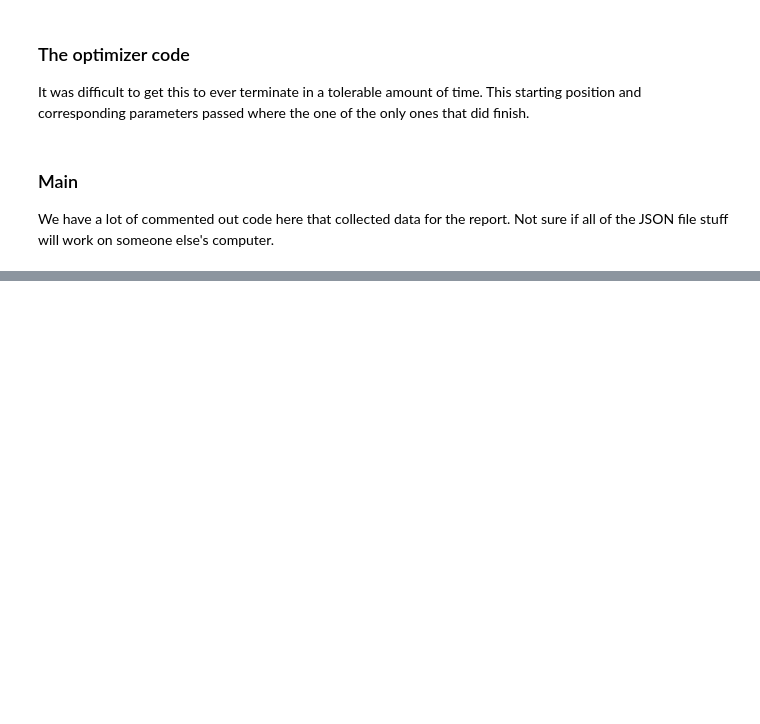
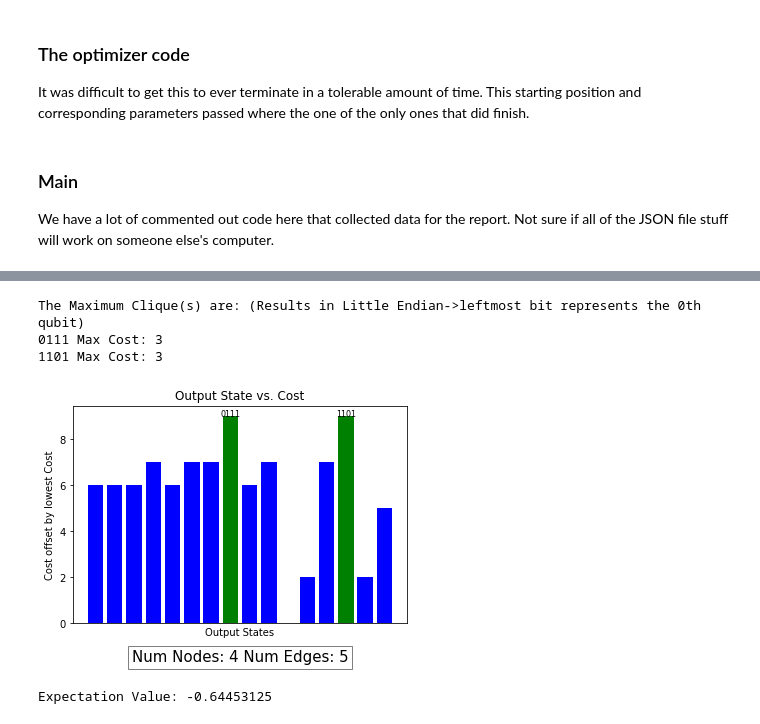
Before and after one commit to bernovie/QAOA-MaxClique, a Jupyter notebook: Solving Maximum Clique with QAOA.ipynb, the cells around one changed output, grey strips where cells are left out. Saved outputs shown, nothing was run; the diff lists cells and outputs as text; code cells hidden in the pictures; blank space fills up the shorter version.

```diff
--- a/Solving Maximum Clique with QAOA.ipynb
+++ b/Solving Maximum Clique with QAOA.ipynb
@@ -201,10 +290,13 @@ def main():
     for e in edges:
         myGraph.addEdge(e)
 
+    # Randomly Generated 5 Node graph
+    graph2 = Graph(5)
+
     BestGamma = 4.6015625
     BestBeta = 0.18702062766020688
     ### Run the algorithm
-    expect = applyQAOA(BestGamma, Besteta, myGraph)
+    expect = applyQAOA(BestGamma, BestBeta, myGraph, graphOutput=True)
     print("Expectation Value:", expect)
 
     ### OPTIMIZE
@@ -239,11 +331,11 @@ def main():
     #    y.append(e)
     #   std.append(s)
 
-    with open("varyingGamma.txt", 'w') as f:
+    """with open("varyingGamma.txt", 'w') as f:
         json.dump(y, f)
 
     with open("gammaSTD.txt", 'w') as f:
-        json.dump(std, f)
+        json.dump(std, f)"""
     """
     y = []
     std = []
@@ -270,13 +362,13 @@ def main():
     with open("gammaSTD.txt", 'r') as f:
         gammaSTD = json.load(f)
 
-    #betaG = plt.errorbar(betas, varyingBeta, betaSTD, ecolor='black', elinewidth = 0.5, capsize=3)
+    """#betaG = plt.errorbar(betas, varyingBeta, betaSTD, ecolor='black', elinewidth = 0.5, capsize=3)
     gammaG = plt.errorbar(gammas, varyingGamma, gammaSTD, ecolor='black', elinewidth = 0.5, capsize=3)
     plt.legend(('Gamma Graph',))
     plt.xlabel('Gamma values')
     plt.ylabel('Expectation Value')
     plt.title('Expectation Value vs Gamma holding Beta constant')
-    plt.show()
+    plt.show()"""
 
 main()
 # %% [output]
@@ -283,0 +376,5 @@ UnboundLocalError: local variable 'BestGamma' referenced before assignment
+The Maximum Clique(s) are: (Results in Little Endian->leftmost bit represents the 0th qubit)
+0111 Max Cost: 3
+1101 Max Cost: 3
+[figure, added]
+Expectation Value: -0.64453125
```
Also changed, not shown: parts of 4 cells of this notebook, 8 other files.
